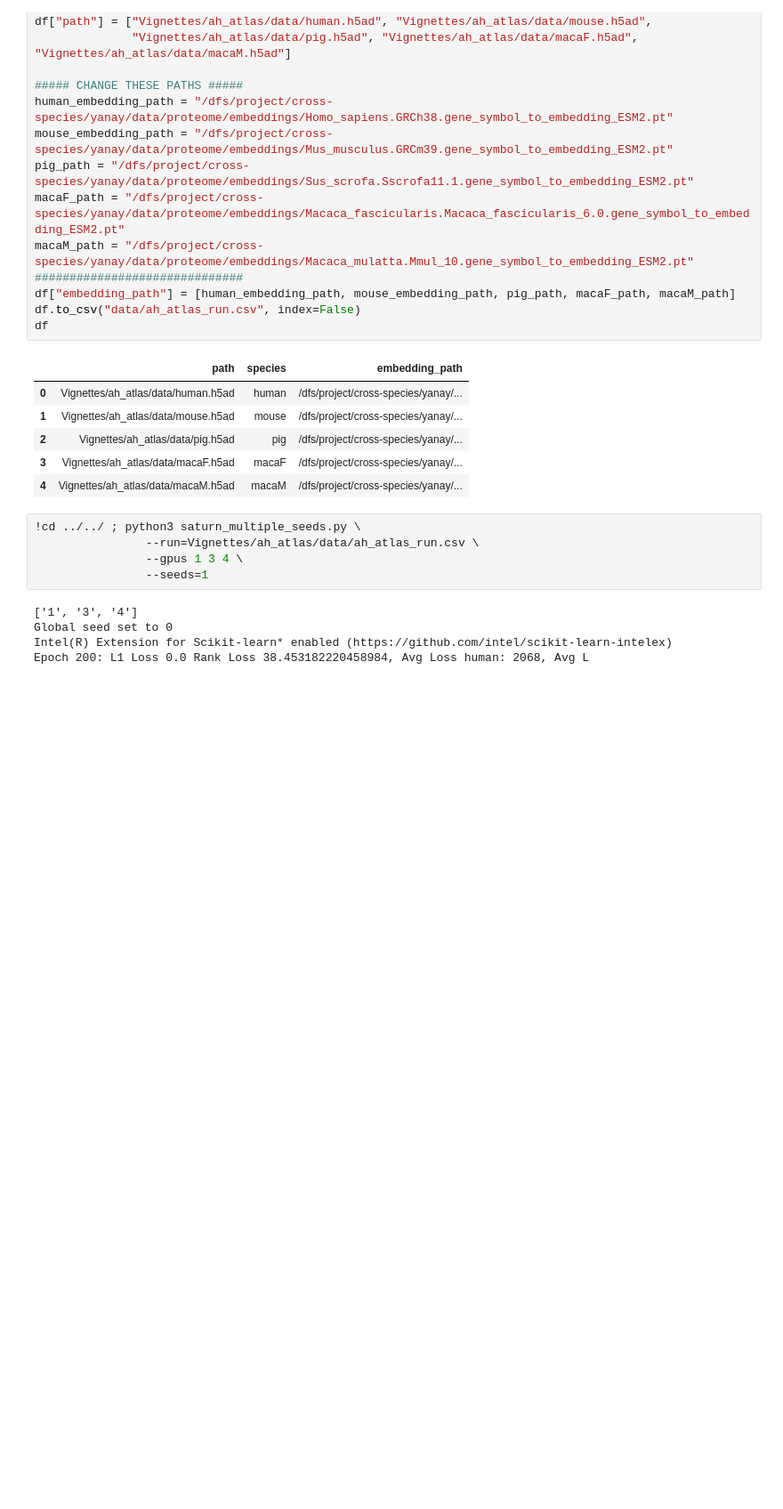
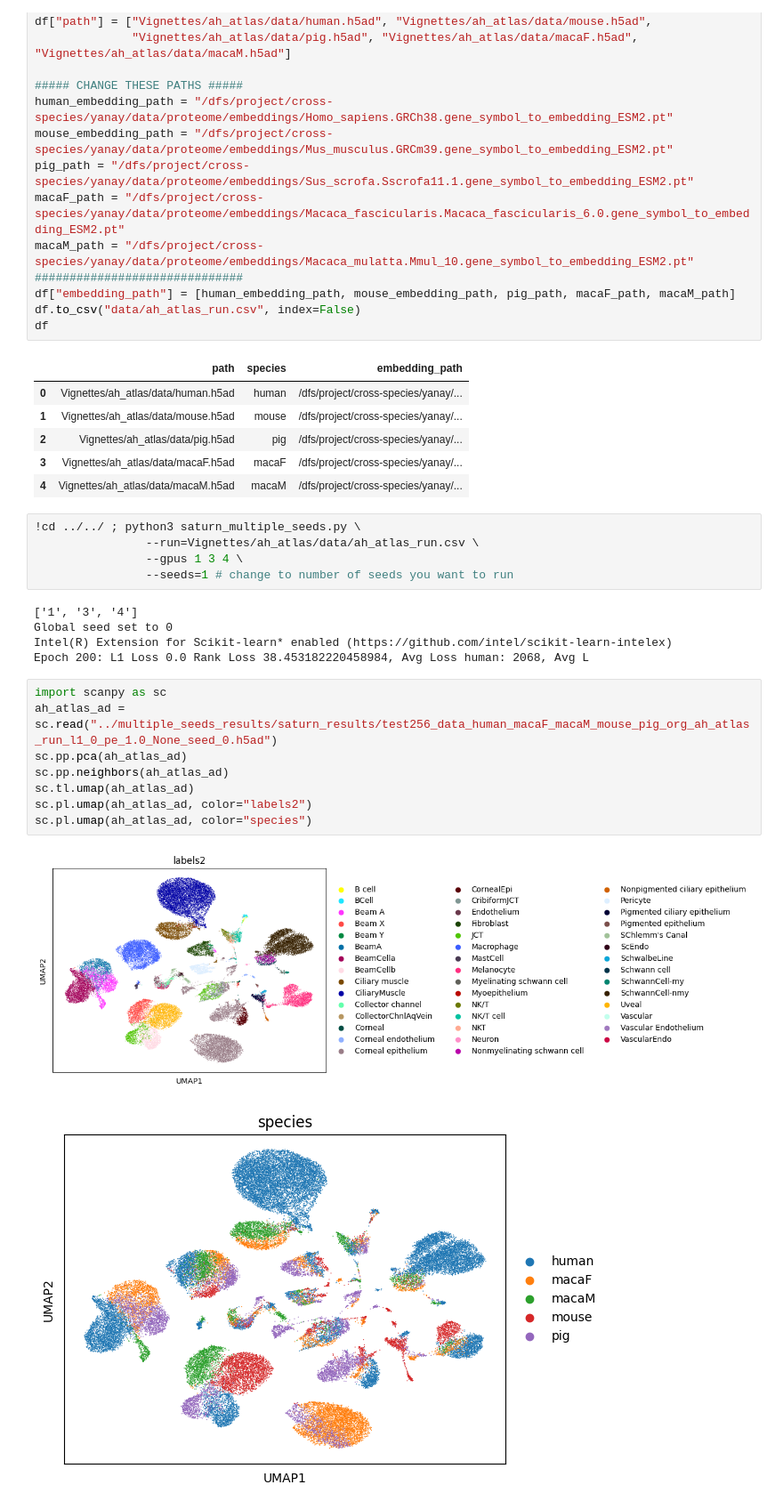
Before and after one commit to snap-stanford/SATURN, a Jupyter notebook: Vignettes/ah_atlas/Multiple Seeds.ipynb, the cells around one changed output. Shown at 89% size. Saved outputs shown, nothing was run; the diff lists cells and outputs as text; blank space fills up the shorter version.

Commit message:
change to SATURN

```diff
--- a/Vignettes/ah_atlas/Multiple Seeds.ipynb
+++ b/Vignettes/ah_atlas/Multiple Seeds.ipynb
@@ -32,9 +32,20 @@ df
 !cd ../../ ; python3 saturn_multiple_seeds.py \
                 --run=Vignettes/ah_atlas/data/ah_atlas_run.csv \
                 --gpus 1 3 4 \
-                --seeds=1
+                --seeds=1 # change to number of seeds you want to run
 # %% [output]
 ['1', '3', '4']
 Global seed set to 0
 Intel(R) Extension for Scikit-learn* enabled (https://github.com/intel/scikit-learn-intelex)
 Epoch 200: L1 Loss 0.0 Rank Loss 38.453182220458984, Avg Loss human: 2068, Avg L
+# %%
+import scanpy as sc
+ah_atlas_ad = sc.read("../multiple_seeds_results/saturn_results/test256_data_human_macaF_macaM_mouse_pig_org_ah_atlas_run_l1_0_pe_1.0_None_seed_0.h5ad")
+sc.pp.pca(ah_atlas_ad)
+sc.pp.neighbors(ah_atlas_ad)
+sc.tl.umap(ah_atlas_ad)
+sc.pl.umap(ah_atlas_ad, color="labels2")
+sc.pl.umap(ah_atlas_ad, color="species")
+# %% [output]
+[figure, added]
+[figure, added]
```
Also changed, not shown: 1 other file.
